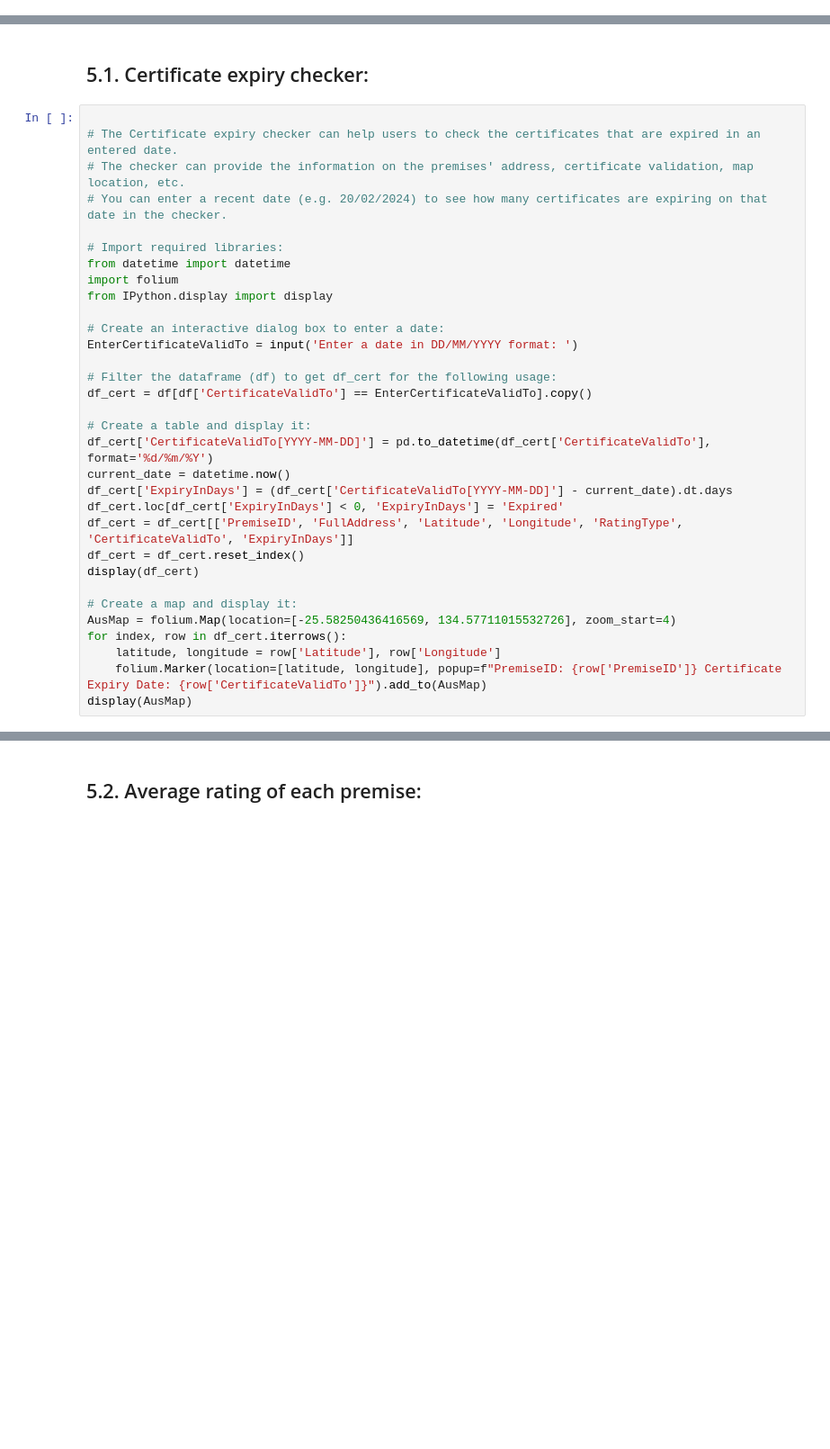
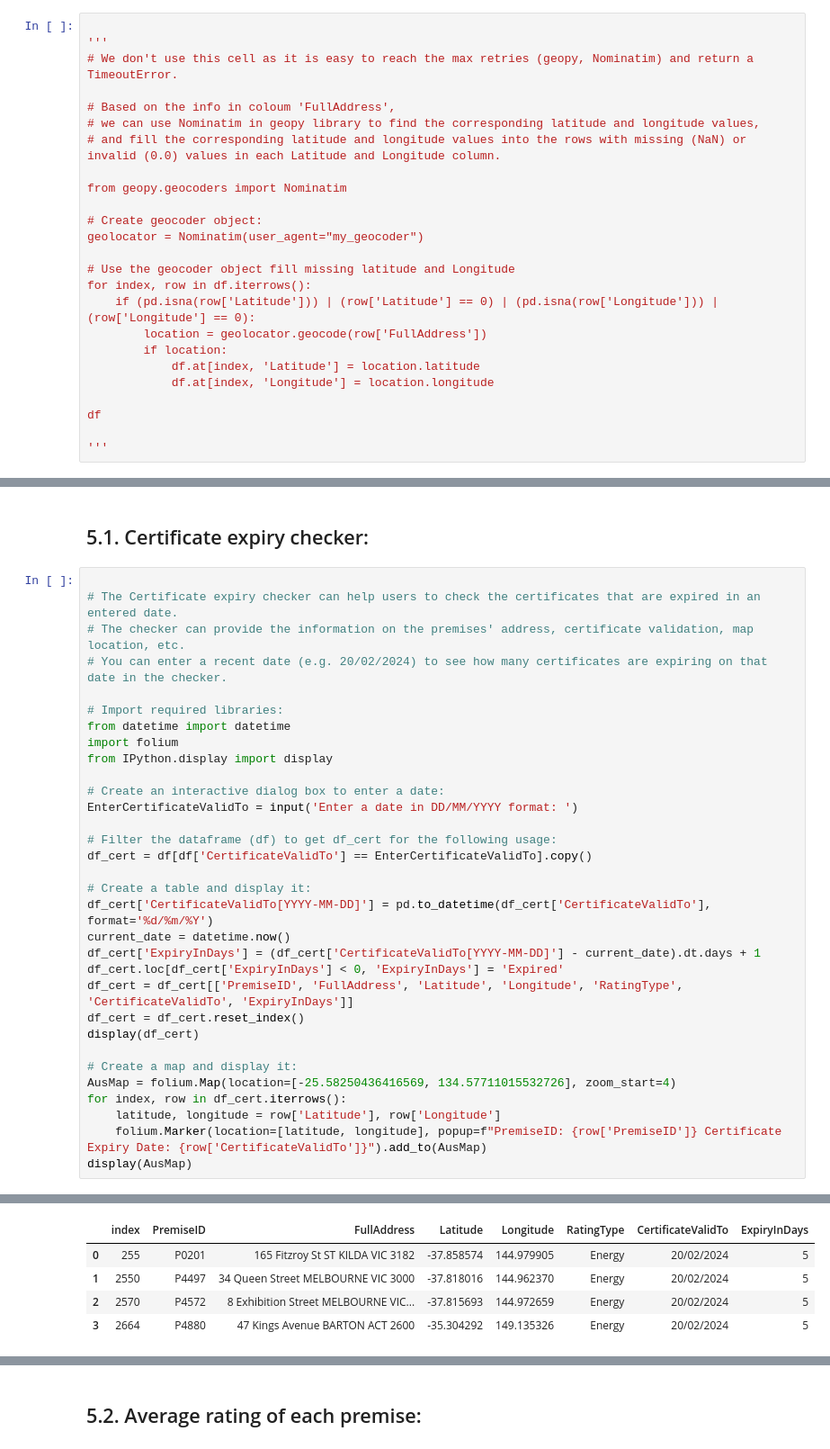
Before and after one commit to guanp2023/Project_STACS_Data_Analyst_Case_Study, a Jupyter notebook: Project - STACS Data Analyst Case Study.ipynb, the cells around one changed output, grey strips where cells are left out. Shown at 90% size. Cells and saved outputs as stored; diff of their text form; blank space fills up the shorter version.

```diff
--- a/Project - STACS Data Analyst Case Study.ipynb
+++ b/Project - STACS Data Analyst Case Study.ipynb
@@ -424,0 +461,25 @@ GeocoderUnavailable: HTTPSConnectionPool(host='nominatim.openstreetmap.org', por
+# %%
+
+'''
+# We don't use this cell as it is easy to reach the max retries (geopy, Nominatim) and return a TimeoutError.
+
+# Based on the info in coloum 'FullAddress',
+# we can use Nominatim in geopy library to find the corresponding latitude and longitude values,
+# and fill the corresponding latitude and longitude values into the rows with missing (NaN) or invalid (0.0) values in each Latitude and Longitude column.
+
+from geopy.geocoders import Nominatim
+
+# Create geocoder object:
+geolocator = Nominatim(user_agent="my_geocoder")
+
+# Use the geocoder object fill missing latitude and Longitude
+for index, row in df.iterrows():
+    if (pd.isna(row['Latitude'])) | (row['Latitude'] == 0) | (pd.isna(row['Longitude'])) | (row['Longitude'] == 0):
+        location = geolocator.geocode(row['FullAddress'])
+        if location:
+            df.at[index, 'Latitude'] = location.latitude
+            df.at[index, 'Longitude'] = location.longitude
+
+df
+
+'''
@@ -551,7 +652,7 @@ df_cert = df[df['CertificateValidTo'] == EnterCertificateValidTo].copy()
 # Create a table and display it:
 df_cert['CertificateValidTo[YYYY-MM-DD]'] = pd.to_datetime(df_cert['CertificateValidTo'], format='%d/%m/%Y')
 current_date = datetime.now()
-df_cert['ExpiryInDays'] = (df_cert['CertificateValidTo[YYYY-MM-DD]'] - current_date).dt.days
+df_cert['ExpiryInDays'] = (df_cert['CertificateValidTo[YYYY-MM-DD]'] - current_date).dt.days + 1
 df_cert.loc[df_cert['ExpiryInDays'] < 0, 'ExpiryInDays'] = 'Expired'
 df_cert = df_cert[['PremiseID', 'FullAddress', 'Latitude', 'Longitude', 'RatingType', 'CertificateValidTo', 'ExpiryInDays']]
 df_cert = df_cert.reset_index()
@@ -563,3 +664,4 @@ for index, row in df_cert.iterrows():
     latitude, longitude = row['Latitude'], row['Longitude']
     folium.Marker(location=[latitude, longitude], popup=f"PremiseID: {row['PremiseID']} Certificate Expiry Date: {row['CertificateValidTo']}").add_to(AusMap)
 display(AusMap)
+# %% [output]
@@ -565,0 +669,5 @@ display(AusMap)
+|  | index | PremiseID | FullAddress | Latitude | Longitude | RatingType | CertificateValidTo | ExpiryInDays |
+| 0 | 255 | P0201 | 165 Fitzroy St ST KILDA VIC 3182 | -37.858574 | 144.979905 | Energy | 20/02/2024 | 5 |
+| 1 | 2550 | P4497 | 34 Queen Street MELBOURNE VIC 3000 | -37.818016 | 144.962370 | Energy | 20/02/2024 | 5 |
+| 2 | 2570 | P4572 | 8 Exhibition Street MELBOURNE VIC... | -37.815693 | 144.972659 | Energy | 20/02/2024 | 5 |
+| 3 | 2664 | P4880 | 47 Kings Avenue BARTON ACT 2600 | -35.304292 | 149.135326 | Energy | 20/02/2024 | 5 |
```
Also changed, not shown: parts of 16 cells of this notebook.
